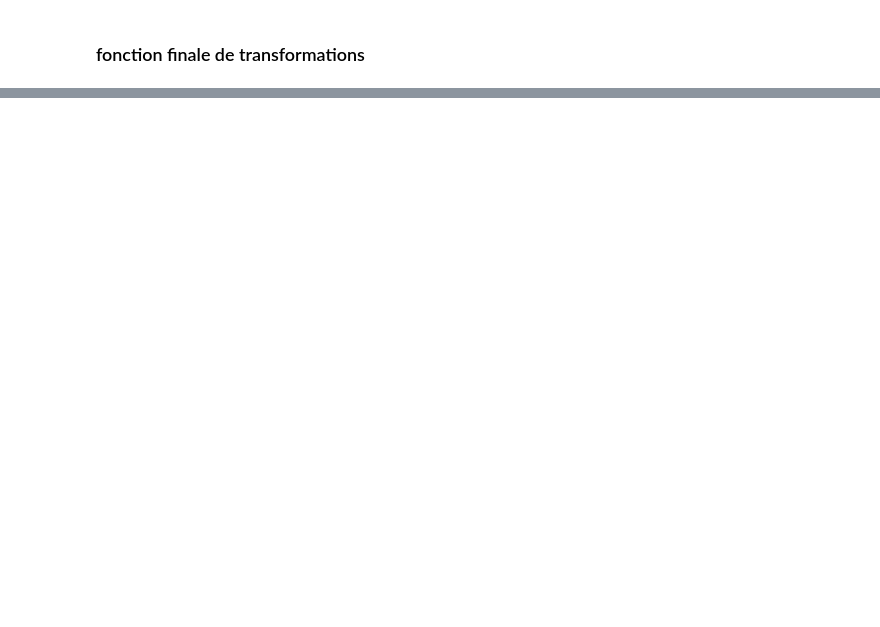
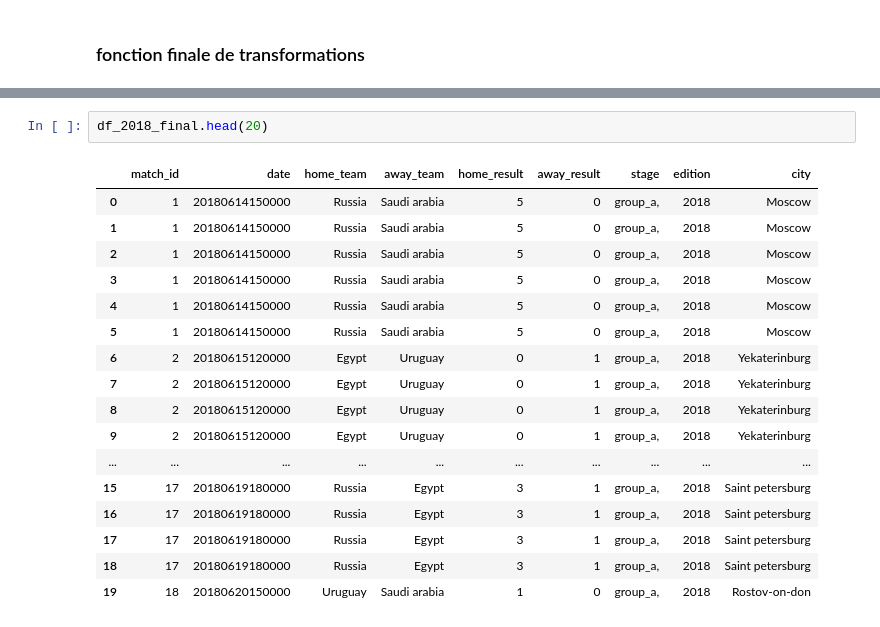
Before and after one commit to Simplon-DE-P1-2025/Brief-2-ETL-de-donn-es-footballistiques-Wickets-Sprinters, a Jupyter notebook: notebook/notebook_2018_transform.ipynb, the cells around one changed output, grey strips where cells are left out. Drawn from its saved outputs; the diff is of its cells as text; blank space fills up the shorter version.

```diff
--- a/notebook/notebook_2018_transform.ipynb
+++ b/notebook/notebook_2018_transform.ipynb
@@ -838,3 +835,23 @@ def fct_transform_data_2018(dfs_2018 : Dict[str, pd.DataFrame] , config: Dict) -
     df_2018_final = fct_final_columns_to_keep(df_2018_final, list_columns_original, list_columns_final)
 
     return df_2018_final
+# %%
+df_2018_final.head(20)
+# %% [output]
+|  | match_id | date | home_team | away_team | home_result | away_result | stage | edition | city |
+| 0 | 1 | 20180614150000 | Russia | Saudi arabia | 5 | 0 | group_a, | 2018 | Moscow |
+| 1 | 1 | 20180614150000 | Russia | Saudi arabia | 5 | 0 | group_a, | 2018 | Moscow |
+| 2 | 1 | 20180614150000 | Russia | Saudi arabia | 5 | 0 | group_a, | 2018 | Moscow |
+| 3 | 1 | 20180614150000 | Russia | Saudi arabia | 5 | 0 | group_a, | 2018 | Moscow |
+| 4 | 1 | 20180614150000 | Russia | Saudi arabia | 5 | 0 | group_a, | 2018 | Moscow |
+| 5 | 1 | 20180614150000 | Russia | Saudi arabia | 5 | 0 | group_a, | 2018 | Moscow |
+| 6 | 2 | 20180615120000 | Egypt | Uruguay | 0 | 1 | group_a, | 2018 | Yekaterinburg |
+| 7 | 2 | 20180615120000 | Egypt | Uruguay | 0 | 1 | group_a, | 2018 | Yekaterinburg |
+| 8 | 2 | 20180615120000 | Egypt | Uruguay | 0 | 1 | group_a, | 2018 | Yekaterinburg |
+| 9 | 2 | 20180615120000 | Egypt | Uruguay | 0 | 1 | group_a, | 2018 | Yekaterinburg |
+| ... | ... | ... | ... | ... | ... | ... | ... | ... | ... |
+| 15 | 17 | 20180619180000 | Russia | Egypt | 3 | 1 | group_a, | 2018 | Saint petersburg |
+| 16 | 17 | 20180619180000 | Russia | Egypt | 3 | 1 | group_a, | 2018 | Saint petersburg |
+| 17 | 17 | 20180619180000 | Russia | Egypt | 3 | 1 | group_a, | 2018 | Saint petersburg |
+| 18 | 17 | 20180619180000 | Russia | Egypt | 3 | 1 | group_a, | 2018 | Saint petersburg |
+| 19 | 18 | 20180620150000 | Uruguay | Saudi arabia | 1 | 0 | group_a, | 2018 | Rostov-on-don |
```
Also changed, not shown: parts of 4 cells of this notebook, 3 other files.
